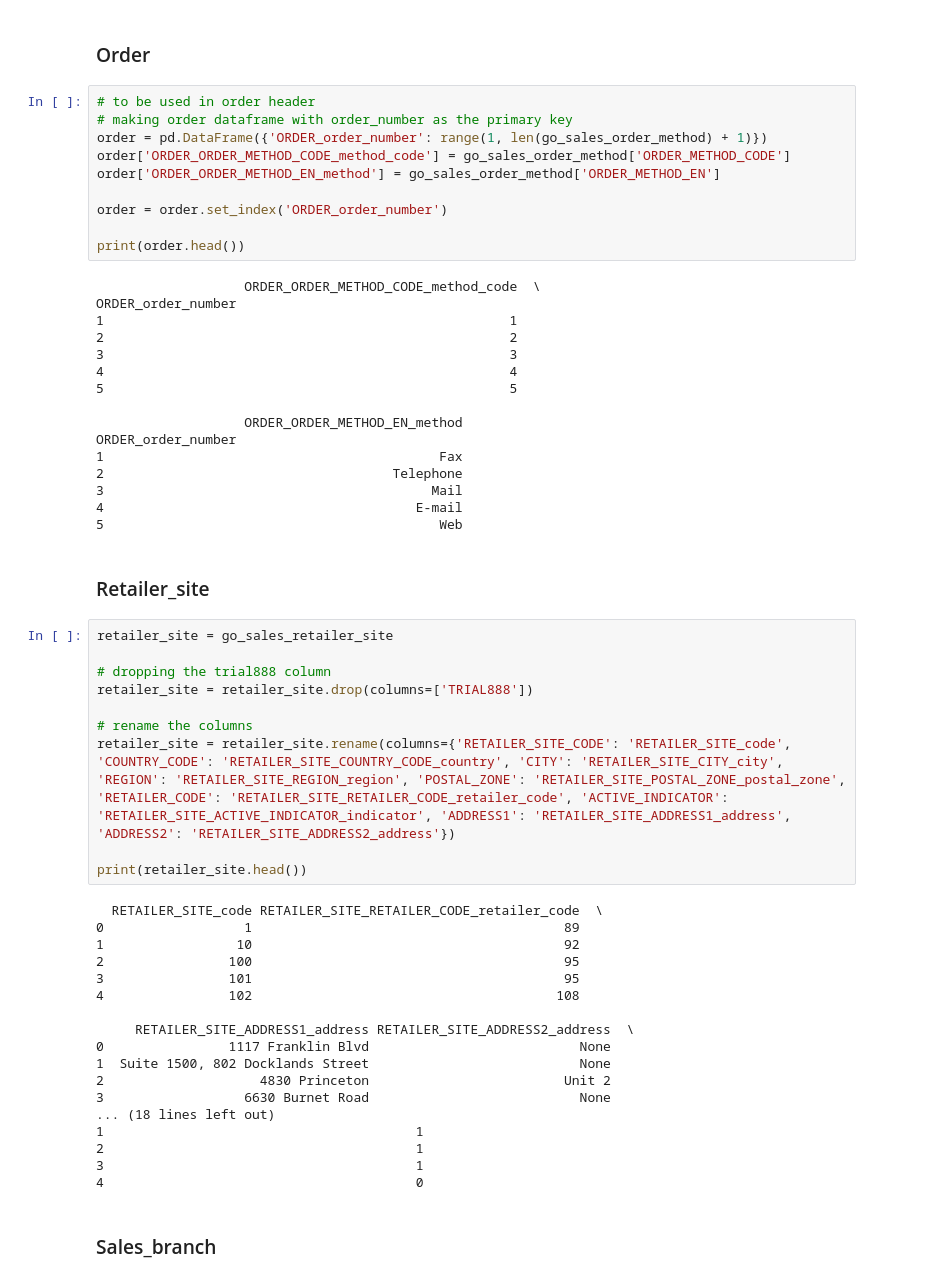
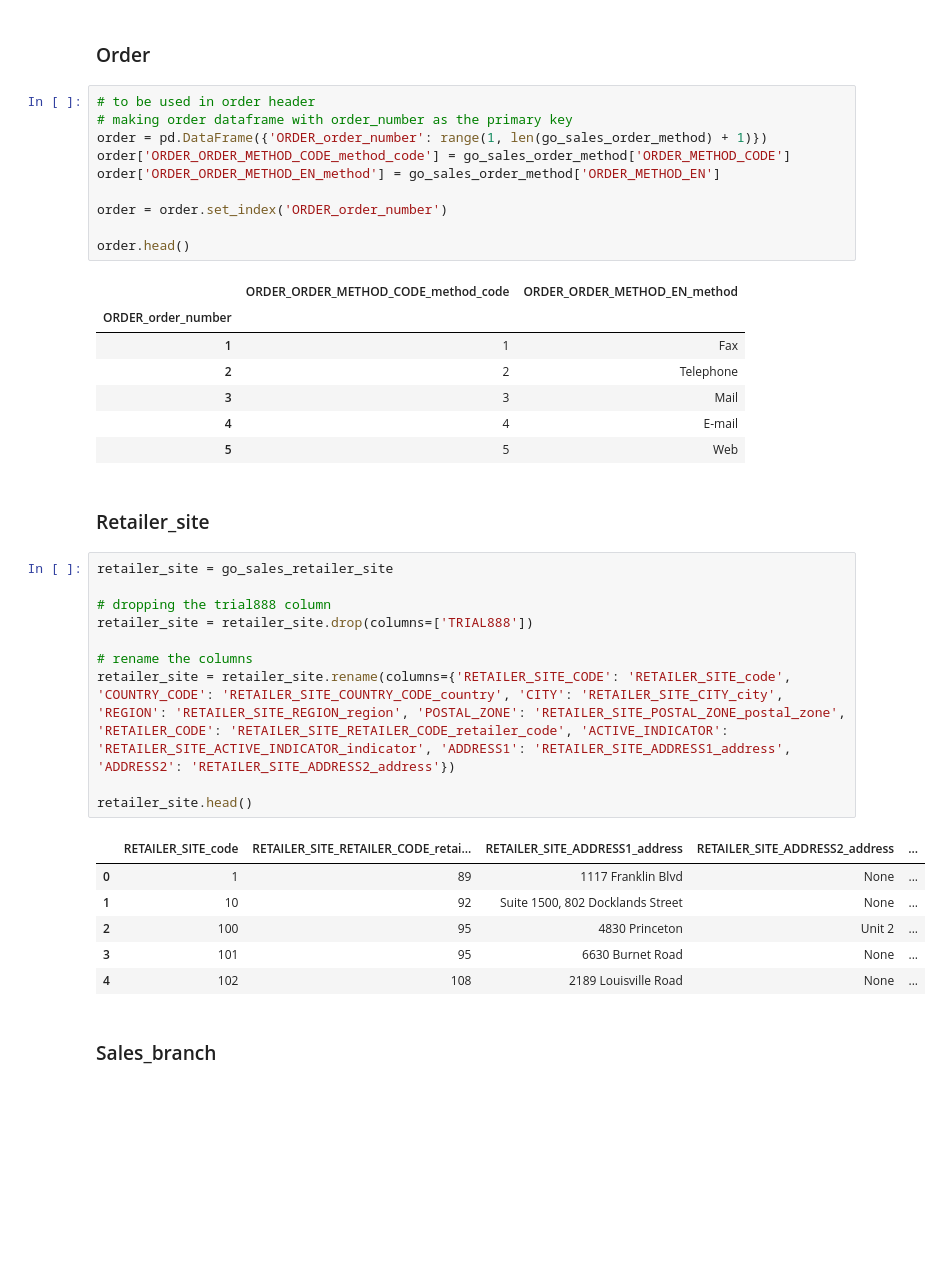
Before and after one commit to Nrojt/SE4-DEDS-Pyhton-opdrachten, a Jupyter notebook: week 4/4.3/Practicum_4.3.ipynb, the cells around one changed output. Saved outputs shown, nothing was run; the diff lists cells and outputs as text; blank space fills up the shorter version.

```diff
--- a/week 4/4.3/Practicum_4.3.ipynb
+++ b/week 4/4.3/Practicum_4.3.ipynb
@@ -449,53 +433,34 @@ order['ORDER_ORDER_METHOD_EN_method'] = go_sales_order_method['ORDER_METHOD_EN']
 
 order = order.set_index('ORDER_order_number')
 
-print(order.head())
+order.head()
 # %% [output]
-                   ORDER_ORDER_METHOD_CODE_method_code  \
-ORDER_order_number
-1                                                    1
-2                                                    2
-3                                                    3
-4                                                    4
-5                                                    5
-
-                   ORDER_ORDER_METHOD_EN_method
-ORDER_order_number
-1                                           Fax
-2                                     Telephone
-3                                          Mail
-4                                        E-mail
-5                                           Web
+|  | ORDER_ORDER_METHOD_CODE_method_code | ORDER_ORDER_METHOD_EN_method |
+| ORDER_order_number |  |  |
+| 1 | 1 | Fax |
+| 2 | 2 | Telephone |
+| 3 | 3 | Mail |
+| 4 | 4 | E-mail |
+| 5 | 5 | Web |
 # %% [markdown]
 ### Retailer_site
 # %%
 retailer_site = go_sales_retailer_site
 
 # dropping the trial888 column
 retailer_site = retailer_site.drop(columns=['TRIAL888'])
 
 # rename the columns
 retailer_site = retailer_site.rename(columns={'RETAILER_SITE_CODE': 'RETAILER_SITE_code', 'COUNTRY_CODE': 'RETAILER_SITE_COUNTRY_CODE_country', 'CITY': 'RETAILER_SITE_CITY_city', 'REGION': 'RETAILER_SITE_REGION_region', 'POSTAL_ZONE': 'RETAILER_SITE_POSTAL_ZONE_postal_zone', 'RETAILER_CODE': 'RETAILER_SITE_RETAILER_CODE_retailer_code', 'ACTIVE_INDICATOR': 'RETAILER_SITE_ACTIVE_INDICATOR_indicator', 'ADDRESS1': 'RETAILER_SITE_ADDRESS1_address', 'ADDRESS2': 'RETAILER_SITE_ADDRESS2_address'})
 
-print(retailer_site.head())
+retailer_site.head()
 # %% [output]
-  RETAILER_SITE_code RETAILER_SITE_RETAILER_CODE_retailer_code  \
-0                  1                                        89
-1                 10                                        92
-2                100                                        95
-3                101                                        95
-4                102                                       108
-
-     RETAILER_SITE_ADDRESS1_address RETAILER_SITE_ADDRESS2_address  \
-0                1117 Franklin Blvd                           None
-1  Suite 1500, 802 Docklands Street                           None
-2                    4830 Princeton                         Unit 2
-3                  6630 Burnet Road                           None
-... (18 lines left out)
-1                                        1
-2                                        1
-3                                        1
-4                                        0
+|  | RETAILER_SITE_code | RETAILER_SITE_RETAILER_CODE_retai... | RETAILER_SITE_ADDRESS1_address | RETAILER_SITE_ADDRESS2_address | ... |
+| 0 | 1 | 89 | 1117 Franklin Blvd | None | ... |
+| 1 | 10 | 92 | Suite 1500, 802 Docklands Street | None | ... |
+| 2 | 100 | 95 | 4830 Princeton | Unit 2 | ... |
+| 3 | 101 | 95 | 6630 Burnet Road | None | ... |
+| 4 | 102 | 108 | 2189 Louisville Road | None | ... |
 # %% [markdown]
 ### Sales_branch
 # %%
```
Also changed, not shown: parts of 55 cells of this notebook, 1 other file.
